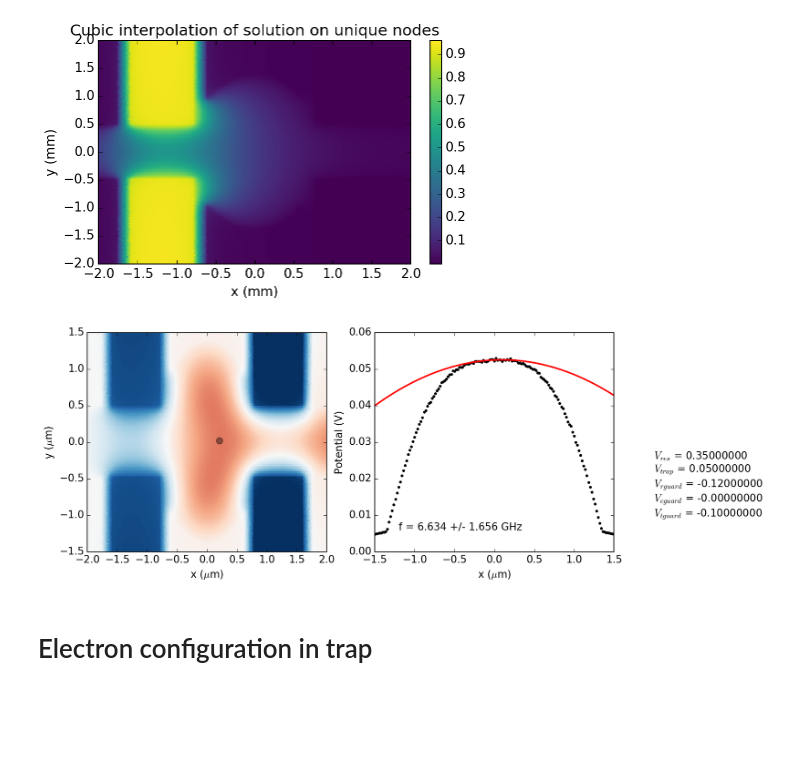
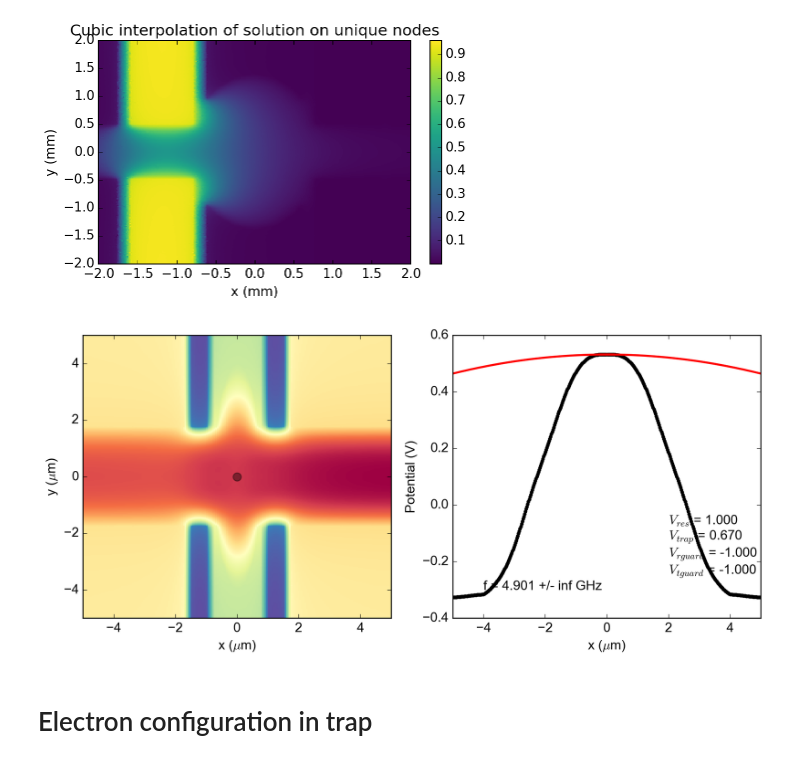
Before and after one commit to gkoolstra/ipython-notebooks, a Jupyter notebook: 20160530 - Master simulation notebook.ipynb, the cells around one changed output. Saved outputs shown, nothing was run; the diff lists cells and outputs as text; code cells hidden in the pictures; blank space fills up the shorter version.

```diff
--- a/20160530 - Master simulation notebook.ipynb
+++ b/20160530 - Master simulation notebook.ipynb
@@ -554,13 +617,16 @@ for name, datafile in zip(names, datafiles):
 # %%
 %matplotlib inline
 
-x, y, cropped_potentials = t.crop_potentials(output, xdomain=(-2.0,2.0), ydomain=(-1.5, 1.5))
-import matplotlib as mpl
+#x, y, cropped_potentials = t.crop_potentials(output, xdomain=(-2.0,2.0), ydomain=(-1.5, 1.5))
+#import matplotlib as mpl
+x = output[0]['x']
+y = output[0]['y']
+
 common.configure_axes(13)
 mpl.rcParams['figure.figsize'] = (12.,5.)
 #plt.figure(figsize=(7.,4.))
 
-def plot_combined_potential(resonator=+2.25, trap=+1.20, resonatorguard=-3.0, centerguard=-0.0, trapguard=-3.0, scaling=0.0,
+def plot_combined_potential(resonator=+1.00, trap=+0.670, resonatorguard=-1.0, trapguard=-1.0, scaling=0.0,
                             color_minimum=-1, color_maximum=1,
                             resonator_trap_locked=False, left_right_guard_locked=False, fit_potential_minimum=True,
                             auto_scale=True):
@@ -573,23 +639,32 @@ def plot_combined_potential(resonator=+2.25, trap=+1.20, resonatorguard=-3.0, ce
         trap = resonator
     if left_right_guard_locked:
         resonatorguard = trapguard
-    coefficients = np.array([resonator, trap, resonatorguard, centerguard, trapguard]) * 10**scaling
-    combined_potential = t.get_combined_potential(cropped_potentials, coefficients)
+    coefficients = np.array([resonator, trap, resonatorguard, trapguard]) * 10**scaling
+    #combined_potential = t.get_combined_potential(cropped_potentials, coefficients)
     #plt.pcolormesh(x*1E6, y*1E6, combined_potential, cmap=plt.cm.RdBu_r, vmin=-1, vmax=1)
     #plt1.imshow(combined_potential, extent=[min(x)*1E6, max(x)*1E6, min(y)*1E6, max(y)*1E6], cmap=plt.cm.RdBu_r,
     #           aspect='auto', interpolation='none')
+
+    for k, coeff in enumerate(coefficients):
+        if k == 0:
+            combined_potential = coeff * output[k]['V']
+        else:
+            combined_potential += coeff * output[k]['V']
+
     if not auto_scale:
-        plt1.pcolormesh(x, y, combined_potential, cmap=plt.cm.RdBu_r,
+        plt1.pcolormesh(x, y, combined_potential, cmap=plt.cm.Spectral_r,
                         vmin=color_minimum, vmax=color_maximum)
     else:
-        plt1.pcolormesh(x, y, combined_potential, cmap=plt.cm.RdBu_r)
+        plt1.pcolormesh(x, y, combined_potential, cmap=plt.cm.Spectral_r)
     if fit_potential_minimum:
         yidx,xidx = np.where(combined_potential==np.max(combined_potential))
     else:
-        yidx = np.array([common.find_nearest(y, 0.0)])
-        xidx = np.array([common.find_nearest(x, 0.0)])
-    plt1.plot(x[xidx], y[yidx], 'o', **common.plot_opt("black"))
+        yidx = np.array([common.find_nearest(y[:,0], 0.0)])
+        xidx = np.array([common.find_nearest(x[0,:], 0.0)])
 
+    plt1.plot(x[yidx,xidx], y[yidx,xidx], 'o', **common.plot_opt("black"))
+    plt1.set_xlim(np.min(x), np.max(x))
+    plt1.set_ylim(np.min(y), np.max(y))
     #print yidx, xidx
     #print np.shape(yidx), np.shape(xidx)
 
@@ -598,40 +673,41 @@ def plot_combined_potential(resonator=+2.25, trap=+1.20, resonatorguard=-3.0, ce
 
     plt1.set_xlabel("x ($\mu$m)")
     plt1.set_ylabel("y ($\mu$m)")
 
     Vdata = combined_potential[:,xidx[0]]
-    xdata = y
+    xdata = y[:,xidx[0]]
     plt2.plot(xdata, Vdata, '.k')
 
     try:
-        fr, ferr = t.fit_electron_potential(xdata, Vdata, fitdomain=(-0.25, +0.25), do_plot=False)
+        #print(np.shape(xdata), np.shape(Vdata))
+        fr, ferr = t.fit_electron_potential(xdata, Vdata, fitdomain=(-0.25, +0.25), do_plot=True)
         plt2.plot(xdata, kfit.parabolafunc(xdata, *fr), '-r', lw=2.0)
         f0, sigmaf0 = t.get_electron_frequency(fr, ferr, verbose=False)
     except:
         f0, sigmaf0 = 0, 0
 
     plt2.set_xlabel("x ($\mu$m)")
     plt2.set_ylabel("Potential (V)")
     #plt2.set_ylim(-1, 1)
-    plt2.set_xlim(min(xdata), max(xdata))
+    #plt2.set_xlim(min(xdata), max(xdata))
     plt.gca().set_axis_bgcolor('none')
 
     xmin, xmax = plt.xlim()
     ymin, ymax = plt.ylim()
     plt2.text(xmin + 0.1*(xmax-xmin), ymin + 0.1*(ymax-ymin), "f = %.3f +/- %.3f GHz"%(f0/1E9, sigmaf0/1E9))
 
-    biasVoltages = "$V_{res}$ = %.8f\n$V_{trap}$ = %.8f\n$V_{rguard}$ = %.8f\n$V_{cguard}$ = %.8f\n$V_{tguard}$ = %.8f\n" % \
-    (resonator * 10**scaling, trap * 10**scaling, resonatorguard * 10**scaling, centerguard * 10**scaling, trapguard * 10**scaling)
+    biasVoltages = "$V_{res}$ = %.3f\n$V_{trap}$ = %.3f\n$V_{rguard}$ = %.3f\n$V_{tguard}$ = %.3f\n" % \
+    (resonator * 10**scaling, trap * 10**scaling, resonatorguard * 10**scaling, trapguard * 10**scaling)
 
     plt2.text(2, ymin + 0.1*(ymax-ymin), biasVoltages)
     plt.show()
 
 interact(plot_combined_potential, resonator=(-5.0, 5.0, 0.05), trap=(-5, 5, 0.05),
-         resonatorguard=(-5, 5, 0.05), centerguard=(-5, 5, 0.05), trapguard=(-5, 5, 0.05), scaling=(-2.0, 1.0, 0.01),
+         resonatorguard=(-5, 5, 0.05), trapguard=(-5, 5, 0.05), scaling=(-2.0, 1.0, 0.01),
          color_minimum=(-5, 5, 0.05), color_maximum=(-5, 5, 0.05),
-         resonator_trap_locked=False, left_right_guard_locked=False, fit_potential_minimum=True,
+         resonator_trap_locked=False, left_right_guard_locked=False, fit_potential_minimum=False,
          auto_scale=True);
 # %% [output]
-[figure, old version]
+[figure, new version]
 # %% [markdown]
 # Electron configuration in trap
```
Also changed, not shown: parts of 4 cells of this notebook, 3 other files.
